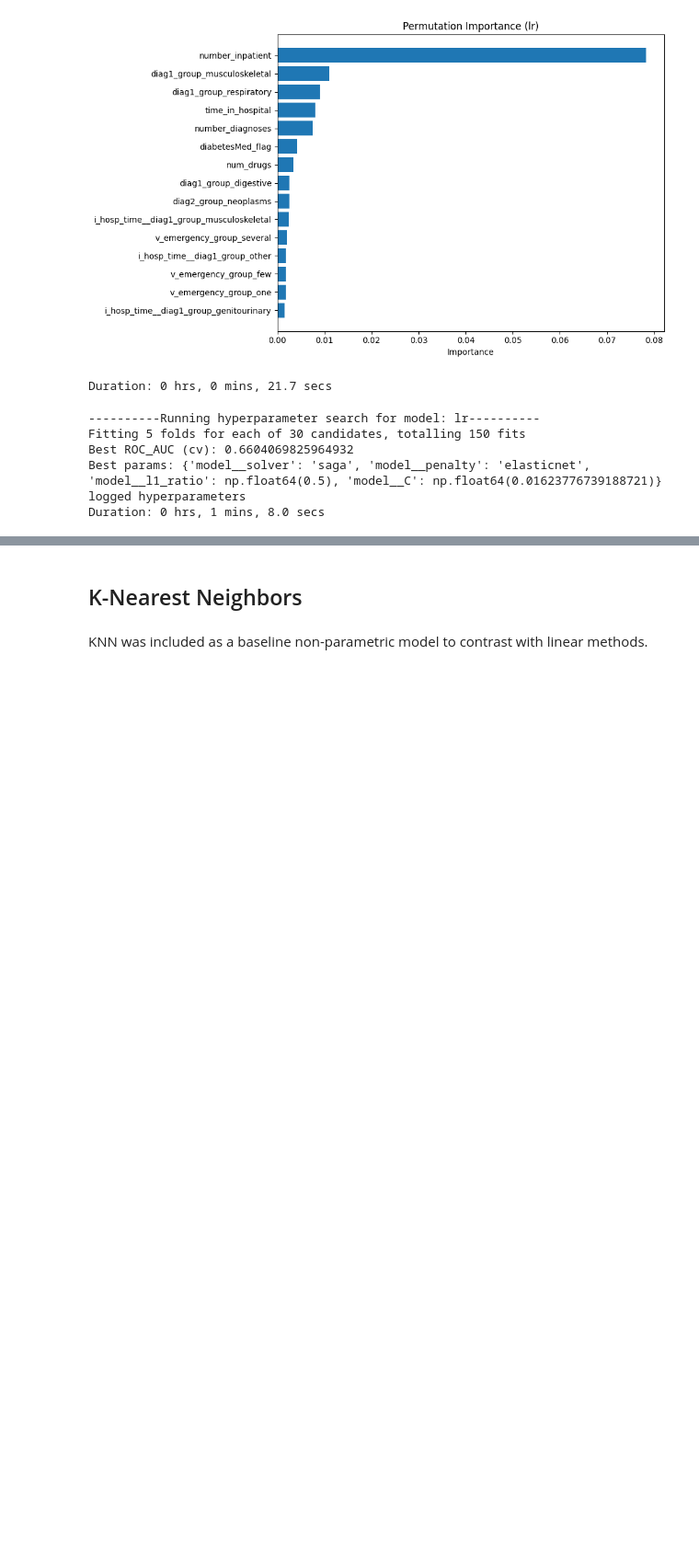
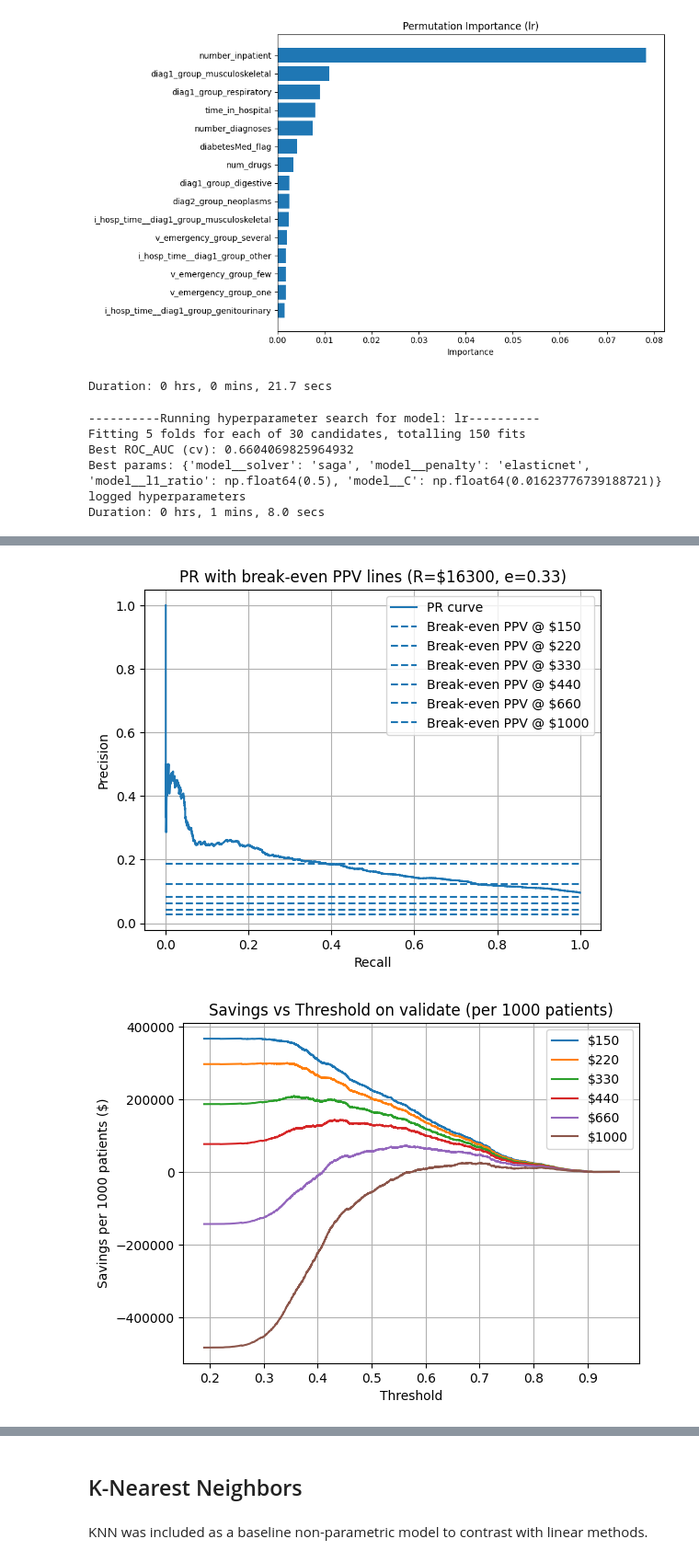
Before and after one commit to meaton96/Eaton_633_Project, a Jupyter notebook: notebooks/Version2.ipynb, the cells around one changed output, grey strips where cells are left out. Shown at 92% size. Drawn from its saved outputs; the diff is of its cells as text; code cells hidden in the pictures; blank space fills up the shorter version.

```diff
--- a/notebooks/Version2.ipynb
+++ b/notebooks/Version2.ipynb
@@ -1492,0 +1491,20 @@ weighted avg       0.86      0.68      0.74     11766
+# %%
+if USE_PRE_COMPUTED_HYPERPARAMS:
+    lr_pipe.test(
+        use_local_model=True,
+        show_duration_info=True,
+        solver='saga',
+        penalty='elasticnet',
+        l1_ratio=0.5,
+        C=0.01623776739188721,
+        c_m_list=m_cost_list,
+        prefer_c_m=COST_PREF
+    )
+else:
+    lr_pipe.test(
+        prefer_c_m=COST_PREF,
+        c_m_list=m_cost_list
+    )
+# %% [output]
+[figure, added]
+[figure, added]
```
Also changed, not shown: parts of 38 cells of this notebook, 1 other file.
